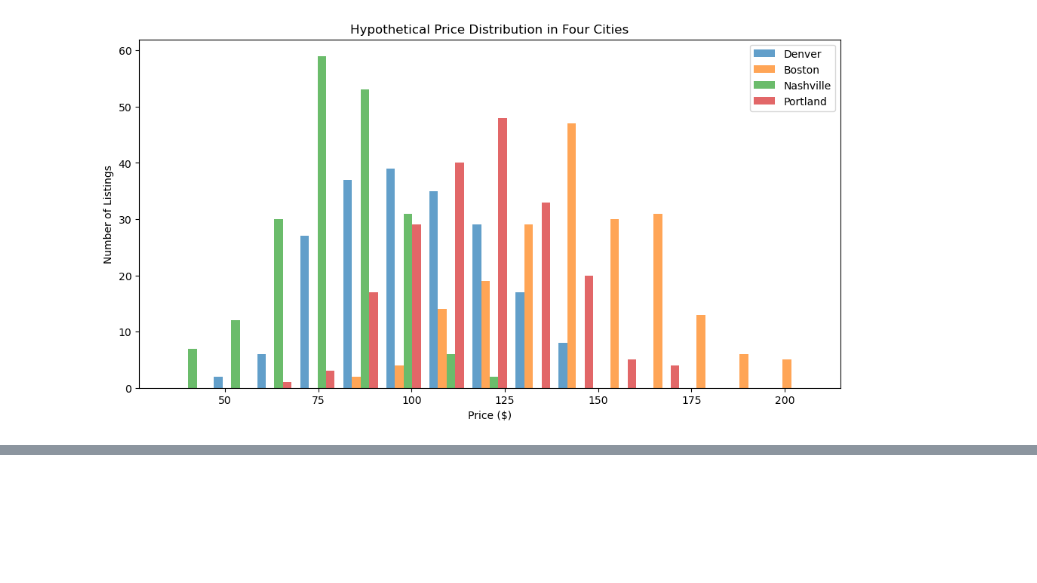
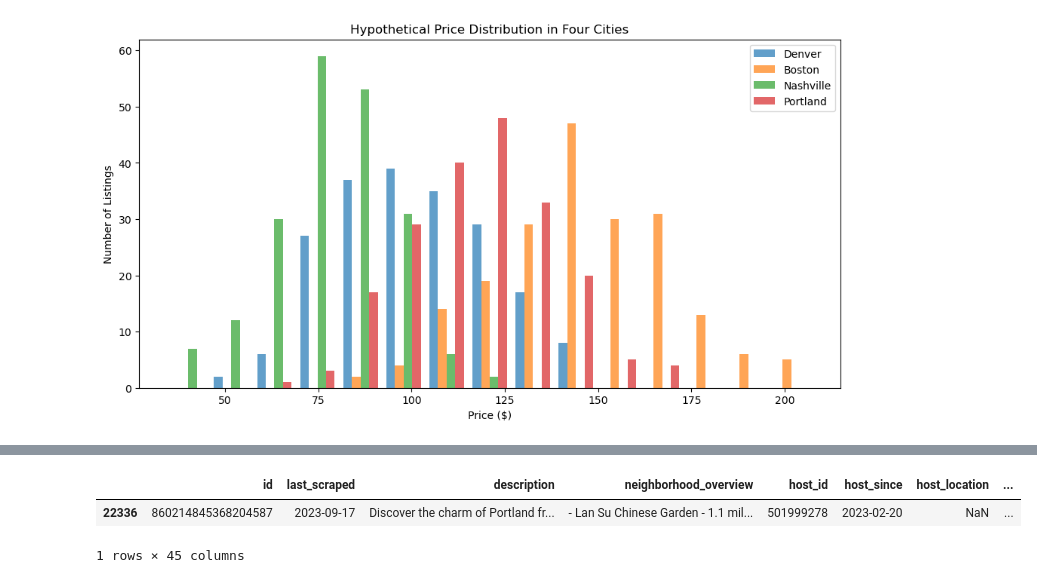
Before and after one commit to bmckimmy/Panda-o-rama, a Jupyter notebook: BM_files/priceairbnb.ipynb, the cells around one changed output, grey strips where cells are left out. Saved outputs shown, nothing was run; the diff lists cells and outputs as text; code cells hidden in the pictures; blank space fills up the shorter version.

```diff
--- a/BM_files/priceairbnb.ipynb
+++ b/BM_files/priceairbnb.ipynb
@@ -122,0 +161,8 @@ plt.show()
+# %%
+#Highest Portland Listing
+highest_portland_listing = all_listings_df[all_listings_df['city'] == 'Portland'].sort_values(by='price', ascending=False).head(1)
+highest_portland_listing
+# %% [output]
+|  | id | last_scraped | description | neighborhood_overview | host_id | host_since | host_location | ... |
+| 22336 | 860214845368204587 | 2023-09-17 | Discover the charm of Portland fr... | - Lan Su Chinese Garden - 1.1 mil... | 501999278 | 2023-02-20 | NaN | ... |
+1 rows × 45 columns
```
Also changed, not shown: parts of 24 cells of this notebook.
